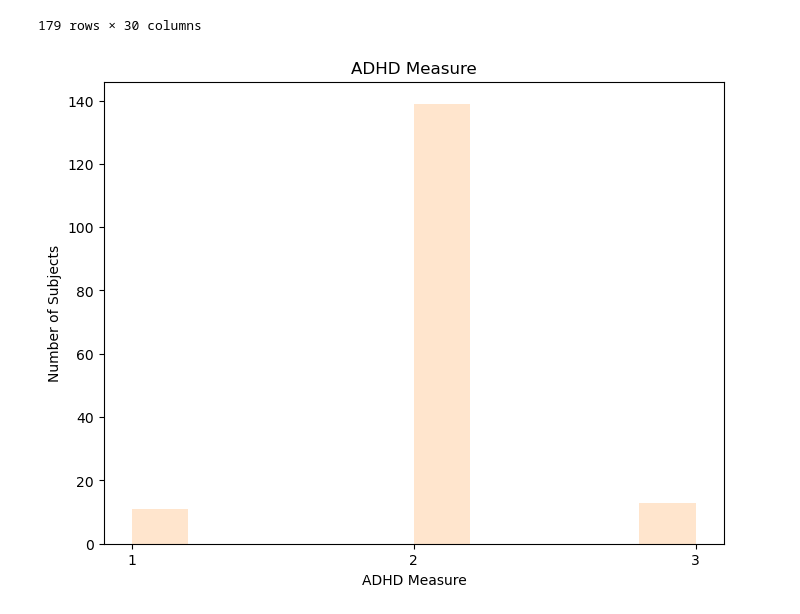
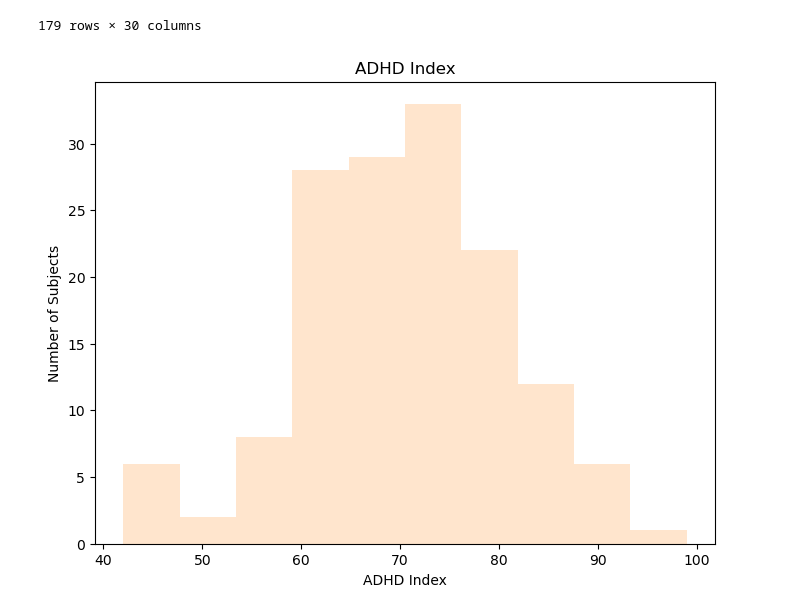
Before and after one commit to Aglinskas/BC-MRI-ADHD, a Jupyter notebook: Data/003_descriptive_statistics_440.ipynb, the cells around one changed output. Cells and saved outputs as stored; diff of their text form; code cells hidden in the pictures.

```diff
--- a/Data/003_descriptive_statistics_440.ipynb
+++ b/Data/003_descriptive_statistics_440.ipynb
@@ -163,14 +173,15 @@ ADHDdf
 | 394 | 609 | 609 | 609 | 609 | 4334113.0 | 1 | 1.0 | 14.58 | 1.0 | ... |
 179 rows × 30 columns
 # %%
-ADHD_measure = ADHDdf['ADHD Measure']
+ADHD_index_df = ADHDdf[ADHDdf['ADHD Index']!= -999]
+# %%
+ADHD_index = ADHD_index_df['ADHD Index']
 # %%
 plt.figure(figsize=(8,6))
-plt.hist(ADHD_measure, alpha=0.7, color='peachpuff')
-plt.title('ADHD Measure')
-plt.xlabel('ADHD Measure')
+plt.hist(ADHD_index, alpha=0.7, color='peachpuff')
+plt.title('ADHD Index')
+plt.xlabel('ADHD Index')
 plt.ylabel('Number of Subjects')
-plt.xticks([1,2,3],['1', '2', '3'])
 plt.show()
 # %% [output]
-[figure, old version]
+[figure, new version]
```
Also changed, not shown: parts of 1 cell of this notebook, 2 other files.
